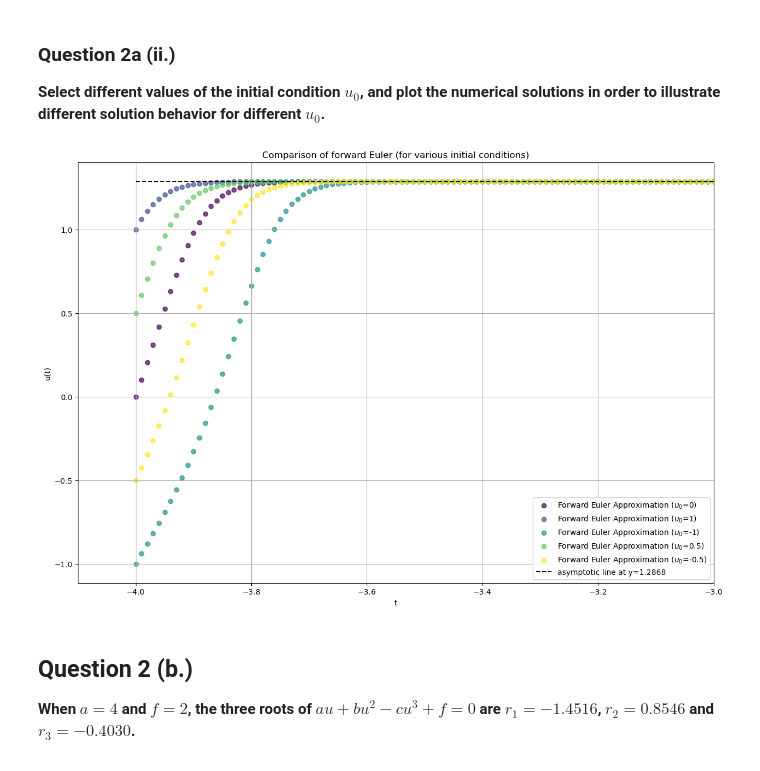
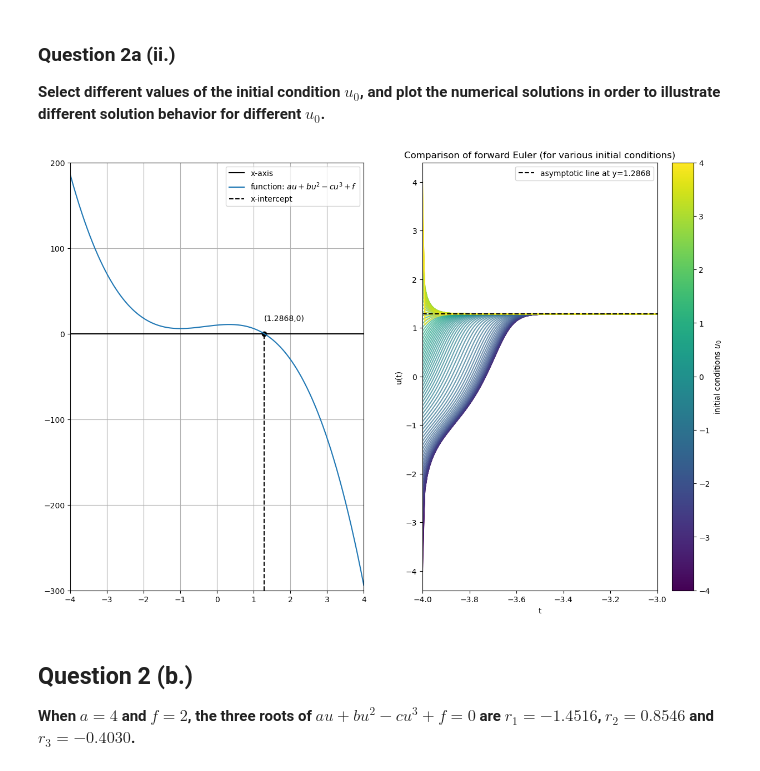
Before and after one commit to Stochastic1017/MATH_616, a Jupyter notebook: Homeworks/Homework 1/Homework 1.ipynb, the cells around one changed output. Saved outputs shown, nothing was run; the diff lists cells and outputs as text; code cells hidden in the pictures.

Commit message:
fixed plots

```diff
--- a/Homeworks/Homework 1/Homework 1.ipynb
+++ b/Homeworks/Homework 1/Homework 1.ipynb
@@ -336,6 +307,19 @@ plt.show()
 
 **Select different values of the initial condition $u_0$, and plot the numerical solutions in order to illustrate different solution behavior for different $u_0$.**
 # %%
+def du_dt(a, b, c, f, u):
+
+    """
+    ODE function u' = au + bu^2 - cu^3 + f.
+
+    --- inputs ---
+    - a: constant
+    - f: constant
+    - u: variable
+    """
+
+    return (a*u + b*u**2 - c*u**3 + f)
+
 def forward_euler(u0, t0, tend, h, a, b, c, f):
 
     """
@@ -349,52 +333,89 @@ def forward_euler(u0, t0, tend, h, a, b, c, f):
     - a: constant (for function du_dt)
     - f: constant (for function du_dt)
     """
 
     num_steps = int((tend-t0)/h)
     t = np.linspace(t0, tend, num_steps+1)
     y = np.zeros(num_steps+1)
     y[0] = u0
 
     for i in range(num_steps):
         y[i+1] = y[i] + h * du_dt(a=a, b=b, c=c, f=f, u=y[i])
 
     return t, y
 
+xlim = [-4, 4]
+ylim = [-300, 200]
+
+u = np.linspace(xlim[0], xlim[1], 1000)
+u_diff_output = []
+for u_curr in u:
+    u_diff_output.append(du_dt(a=a, b=b, c=c, f=f, u=u_curr))
+
+fig, (ax0, ax1) = plt.subplots(1, 2, figsize=(15, 10))
+ax0.plot([xlim[0], xlim[1]], [0,0], linestyle='-', color='black', label='x-axis')
+ax0.plot(u, u_diff_output, label=f'function: $au + bu^2 - cu^3 + f$')
+
+ax0.scatter(r[0].real, 0, color='black')
+ax0.plot([r[0].real, r[0].real],
+         [ylim[0], 0],
+         linestyle='dashed',
+         color='black',
+         label=f'x-intercept')
+ax0.annotate(text=f"({r[0].real},0)", xy=[r[0].real, 15])
+
+ax0.set_xlim(xlim[0], xlim[1])
+ax0.set_ylim(ylim[0], ylim[1])
+ax0.legend()
+ax0.grid(True)
+
+# Plotting forward Euler approximation (for various step-sizes)
+num_points = 100
+start = -4
+end = 4
+u0_values = np.linspace(start, end, num_points)
+t_list = []
+y_list = []
+
 # Defining color schema
 cmap = cm.get_cmap('viridis')
-colors = [cmap(i) for i in np.linspace(0, 1, 5)]
-
-# Defining plot parameters
-plt.figure(figsize=(15, 10))
-plt.xlabel('t')
-plt.ylabel('u(t)')
-plt.title('Comparison of forward Euler (for various initial conditions)')
-plt.grid(False)
-
-# Plotting forward Euler approximation (for various step-sizes)
-u0_values = [0, 1, -1, 0.5, -0.5]
-t_list = []
-y_list = []
+colors = [cmap(i) for i in np.linspace(0, 1, num_points)]
 
 # Calculate and plot for each initial condition with respective color
 for i, u0 in enumerate(u0_values):
     t, y = forward_euler(u0=u0, t0=xlim[0], tend=xlim[1], h=0.01, a=a, b=b, c=c, f=f)
     t_list.append(t)
     y_list.append(y)
-    plt.scatter(t, y, alpha=0.7, color=colors[i], label=f'Forward Euler Approximation ($u_0$={u0})')
+    ax1.plot(t, y,
+             alpha=0.7,
+             color=colors[i],
+             #label=f'Forward Euler Approximation ($u_0$={round(u0, 2)})'
+             )
 
-plt.plot([xlim[0], xlim[1]],
+ax1.plot([xlim[0], xlim[1]],
          [r[0].real, r[0].real],
          linestyle='--',
          color='black',
          label=f'asymptotic line at y={r[0].real}')
 
-plt.legend()
-plt.xlim(-4.1,-3)
-plt.grid(True)
+ax1.set_xlabel('t')
+ax1.set_ylabel('u(t)')
+ax1.set_title('Comparison of forward Euler (for various initial conditions)')
+ax1.set_xlim(-4,-3)
+ax1.grid(False)
+ax1.legend()
+
+# Add a colorbar to show the mapping from step size to color
+sm = plt.cm.ScalarMappable(cmap=cmap, norm=plt.Normalize(vmin=start, vmax=end))
+sm.set_array([])
+
+# Add the colorbar explicitly associated with the current axes
+cbar = fig.colorbar(sm, ax=ax1)
+cbar.set_label('initial conditions $u_0$')
+
 plt.show()
 # %% [output]
-[figure, old version]
+[figure, new version]
 # %% [markdown]
 ## Question 2 (b.)
 
```
Also changed, not shown: parts of 16 cells of this notebook, 1 other file.
